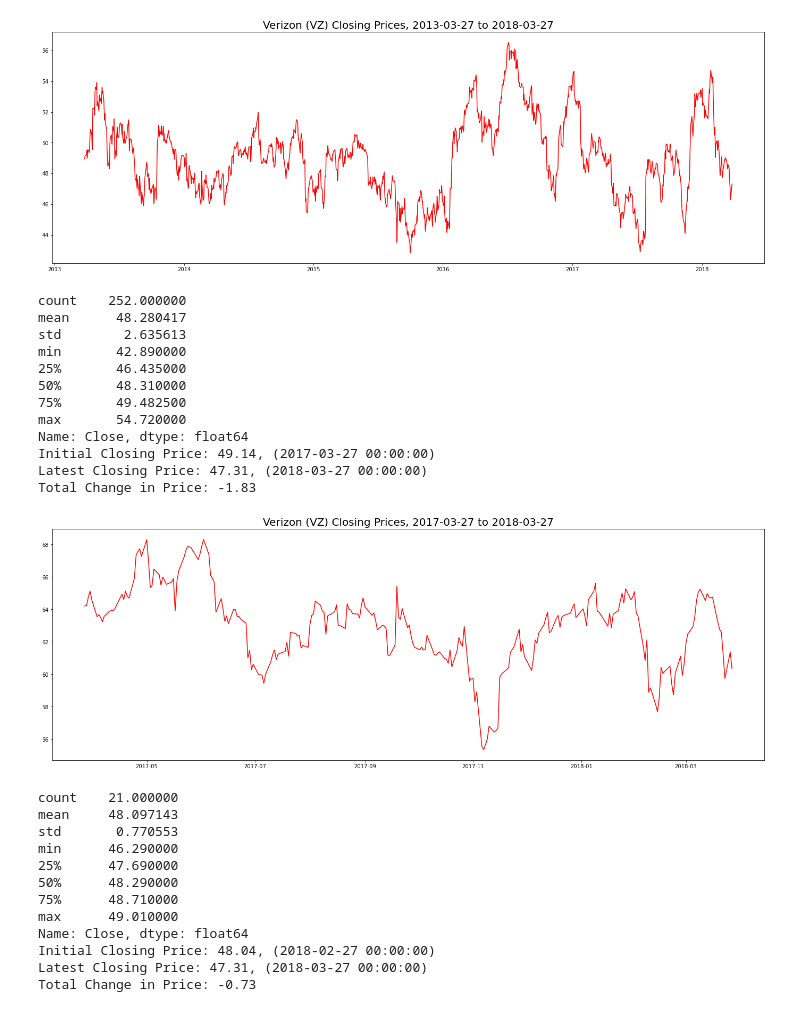
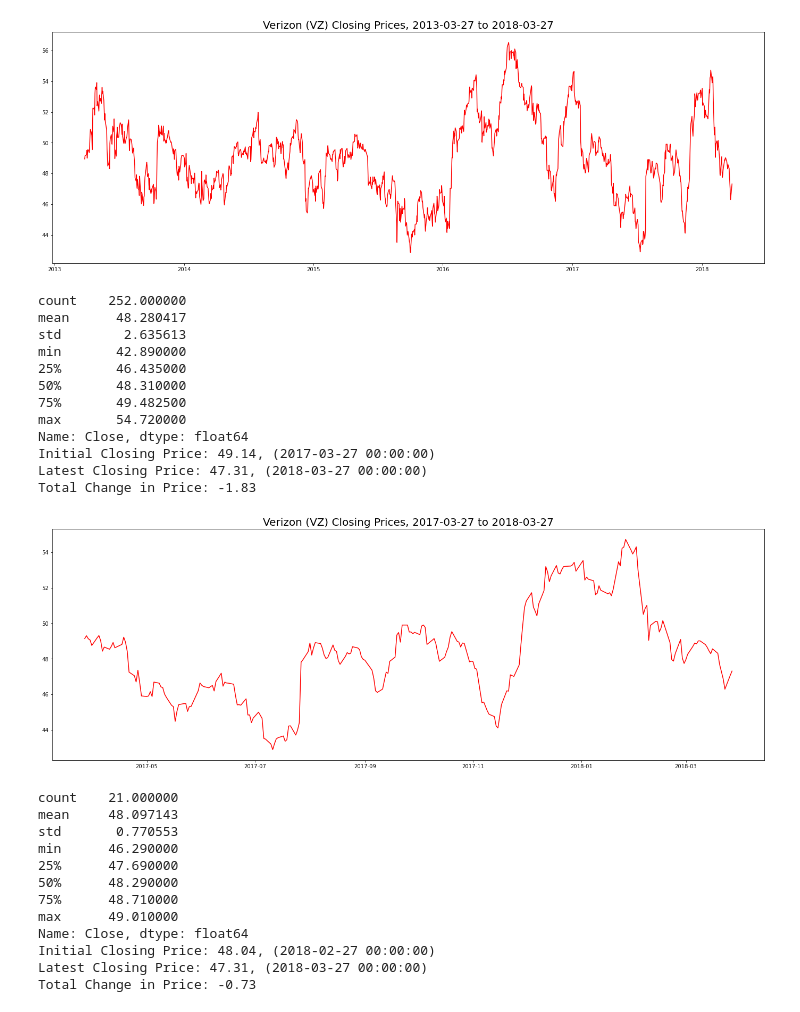
Before and after one commit to knnthchng/StockAnalysis, a Jupyter notebook: StockAnalysis.ipynb, the cells around one changed output. Cells and saved outputs as stored; diff of their text form; code cells hidden in the pictures.

Commit message:
Added Images

```diff
--- a/StockAnalysis.ipynb
+++ b/StockAnalysis.ipynb
@@ -199,36 +201,37 @@ Total Change in Price: -1.63
 # %%
 # Graph just the past year's worth of data
 mask = (VZ_df["Date"] > '2017-03-26') & (VZ_df["Date"] <= '2018-03-27')
 VZ_1yr_df = VZ_df.loc[mask]
 
 y_1yr = VZ_1yr_df["Close"]
 x_1yr = VZ_1yr_df["Date"]
 
 # initial_close needs to be recalculated
 initial_close = y_1yr.iloc[-1]
 
 plt.figure(figsize=(24, 8))
 plt.title("Verizon (VZ) Closing Prices, 2017-03-27 to 2018-03-27", fontsize=20)
-plt.plot(x, y, color='red')
+plt.plot(x_1yr, y_1yr, color='red')
+plt.savefig("Images/VZ_closing_1yr.jpg")
 
 print(VZ_1yr_df.describe()["Close"])
 print(f"Initial Closing Price: {initial_close}, ({x_1yr.iloc[-1]})")
-print(f"Latest Closing Price: {recent_close}, ({x.iloc[0]})")
+print(f"Latest Closing Price: {recent_close}, ({x_5yr.iloc[0]})")
 print(f"Total Change in Price: {round(recent_close - initial_close, 2)}")
 # %% [output]
 count    252.000000
 mean      48.280417
 std        2.635613
 min       42.890000
 25%       46.435000
 50%       48.310000
 75%       49.482500
 max       54.720000
 Name: Close, dtype: float64
 Initial Closing Price: 49.14, (2017-03-27 00:00:00)
 Latest Closing Price: 47.31, (2018-03-27 00:00:00)
 Total Change in Price: -1.83
-[figure, old version]
+[figure, new version]
 # %%
 # Graph the past month's data (from this dataset)
 mask = (VZ_df["Date"] > '2018-02-26') & (VZ_df["Date"] <= '2018-03-27')
```
Also changed, not shown: parts of 9 cells of this notebook, 9 other files.
